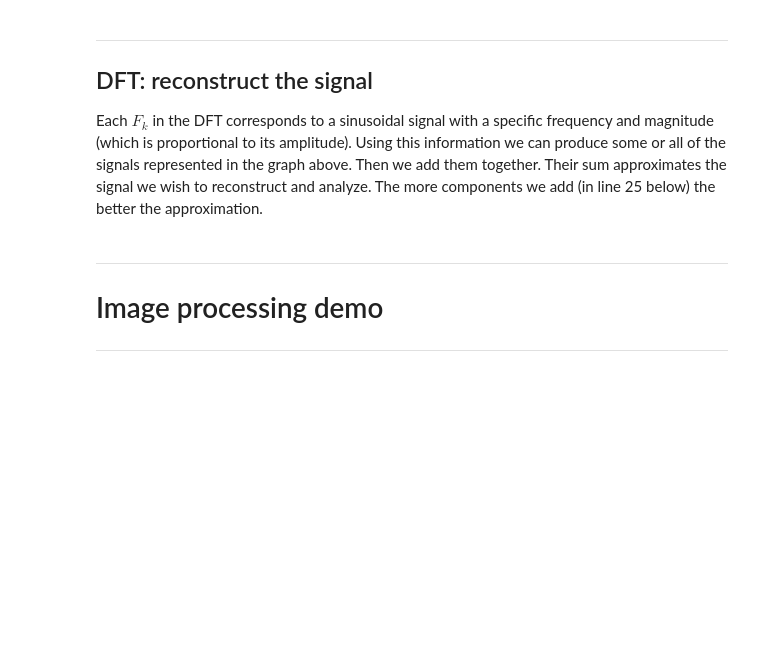
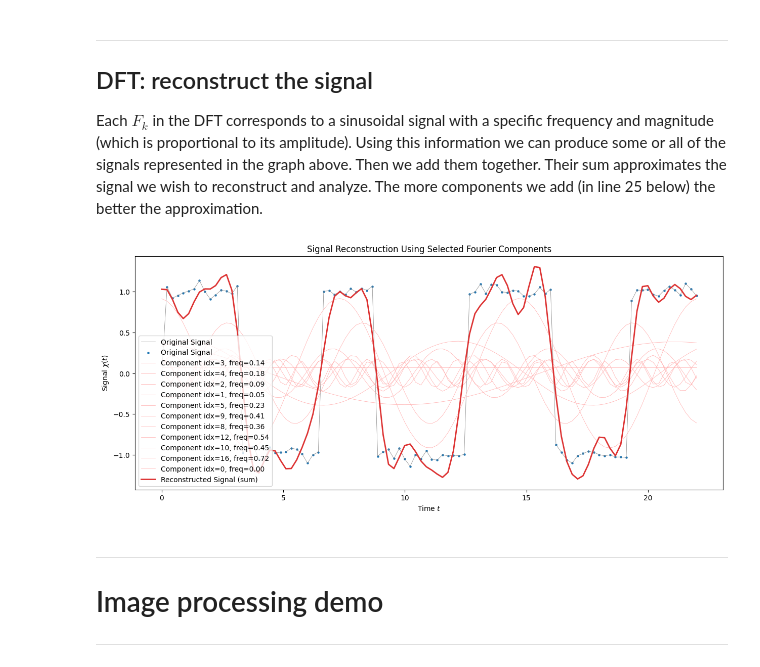
Before and after one commit to nathanferrell/comp-460-f25-week-04, a Jupyter notebook: assignment.ipynb, the cells around one changed output. Saved outputs shown, nothing was run; the diff lists cells and outputs as text; code cells hidden in the pictures; blank space fills up the shorter version.

```diff
--- a/assignment.ipynb
+++ b/assignment.ipynb
@@ -304,7 +336,7 @@ indices_sorted = pos_indices[np.argsort(magnitudes)[::-1]]
 # then [0:5] then [0:11]. The more components we add the more faithful the
 # reconstruction of the signal.
 #                                _____ <<<<<<<<<<<<<< TRY OUT !
-selected_indices = indices_sorted[0:33] # <=========== TRY OUT ! * * * * * * * *
+selected_indices = indices_sorted[0:11] # <=========== TRY OUT ! * * * * * * * *
 # Initialize arrays to store individual sinusoids and the reconstructed signal
 reconstructed = np.zeros_like(t)
 sinusoids = {}
@@ -313,33 +345,35 @@ sinusoids = {}
 # contributes as: 2|X[k]|/N * cos(2*pi*freq[k]*x + phase)
 # (DC and Nyquist components are not doubled)
 for idx in selected_indices:
     comp = dft_signal[idx]
     phase = np.angle(comp)
     # Scale amplitude appropriately:
     if idx == 0 or (num_points % 2 == 0 and idx == num_points//2):
         amplitude = np.abs(comp) / num_points
     else:
         amplitude = 2 * np.abs(comp) / num_points
     # Compute the sinusoidal component:
     sinusoid = amplitude * np.cos(2 * np.pi * freq[idx] * t + phase)
     sinusoids[idx] = sinusoid
     # Sum this component into the reconstructed signal:
     reconstructed += sinusoid
 
 # Plot the original signal, the individual sinusoidal components, and the reconstruction
 plt.figure(figsize=(15, 6))
 plt.plot(t, signal_array, label="Original Signal", color='grey', linewidth=0.5)
 plt.scatter(t, signal, label="Original Signal", marker = 'o', s=5)
 for i, idx in enumerate(selected_indices):
     plt.plot(t, sinusoids[idx],
              label=f"Component idx={idx}, freq={freq[idx]:.2f}",linewidth=0.5,
              color='#ffaaaa', linestyle='-') # colors[i % len(colors)]
 plt.plot(t, reconstructed, label="Reconstructed Signal (sum)", color='#DD3333', linewidth=2)
 plt.xlabel("Time $t$")
 plt.ylabel("Signal $\chi(t)$")
 plt.title("Signal Reconstruction Using Selected Fourier Components")
 plt.legend()
 plt.show()
+# %% [output]
+[figure, added]
 # %% [markdown]
 ---
 # Image processing demo
```
Also changed, not shown: parts of 10 cells of this notebook, 2 other files.
